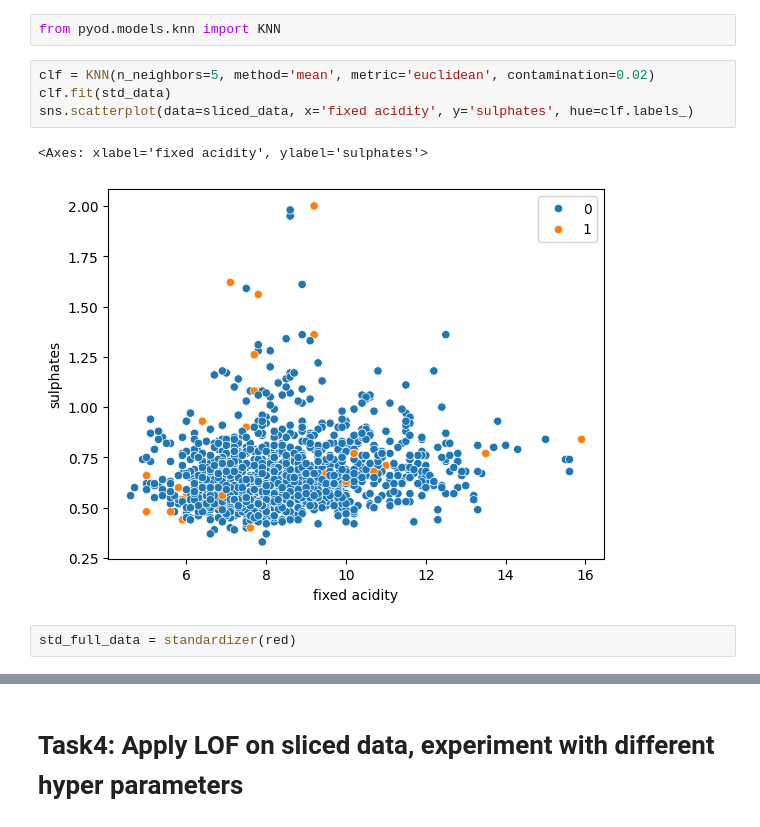
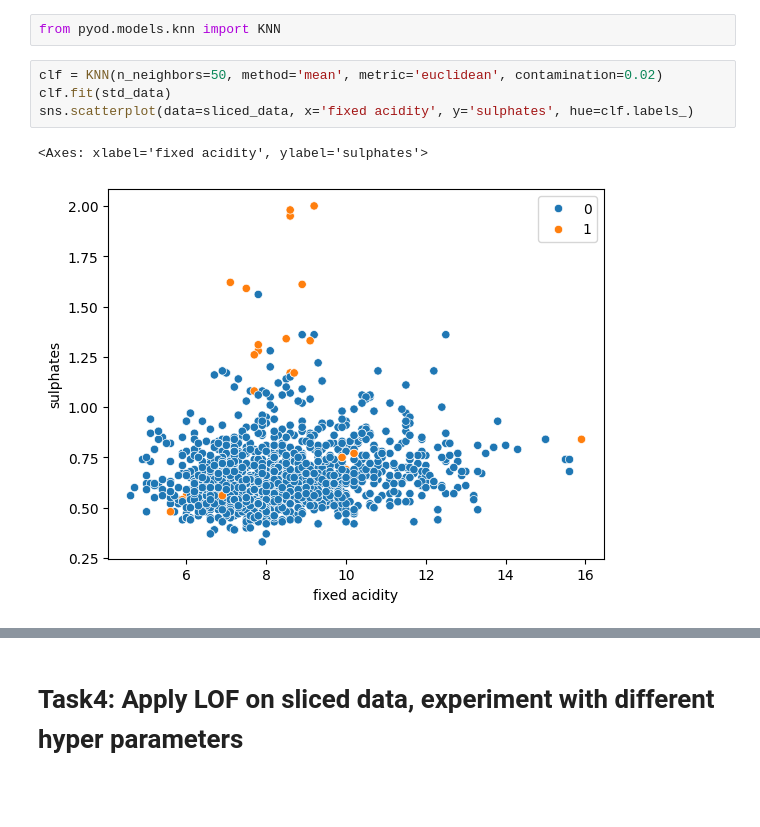
Before and after one commit to Victor-L-Almgren/Labs-and-exersizes, a Jupyter notebook: 7. Principles and Techniques for Data Science/Labs/LAB06/Lab6-anomaly_detection1.ipynb, the cells around one changed output, grey strips where cells are left out. Saved outputs shown, nothing was run; the diff lists cells and outputs as text; blank space fills up the shorter version.

```diff
--- a/7. Principles and Techniques for Data Science/Labs/LAB06/Lab6-anomaly_detection1.ipynb
+++ b/7. Principles and Techniques for Data Science/Labs/LAB06/Lab6-anomaly_detection1.ipynb
@@ -151,11 +151,9 @@ plt.show()
 # %%
 from pyod.models.knn import KNN
 # %%
-clf = KNN(n_neighbors=5, method='mean', metric='euclidean', contamination=0.02)
+clf = KNN(n_neighbors=50, method='mean', metric='euclidean', contamination=0.02)
 clf.fit(std_data)
 sns.scatterplot(data=sliced_data, x='fixed acidity', y='sulphates', hue=clf.labels_)
 # %% [output]
 <Axes: xlabel='fixed acidity', ylabel='sulphates'>
-[figure, old version]
+[figure, new version]
-# %%
-std_full_data = standardizer(red)
```
Also changed, not shown: parts of 2 cells of this notebook, 2 other files.
